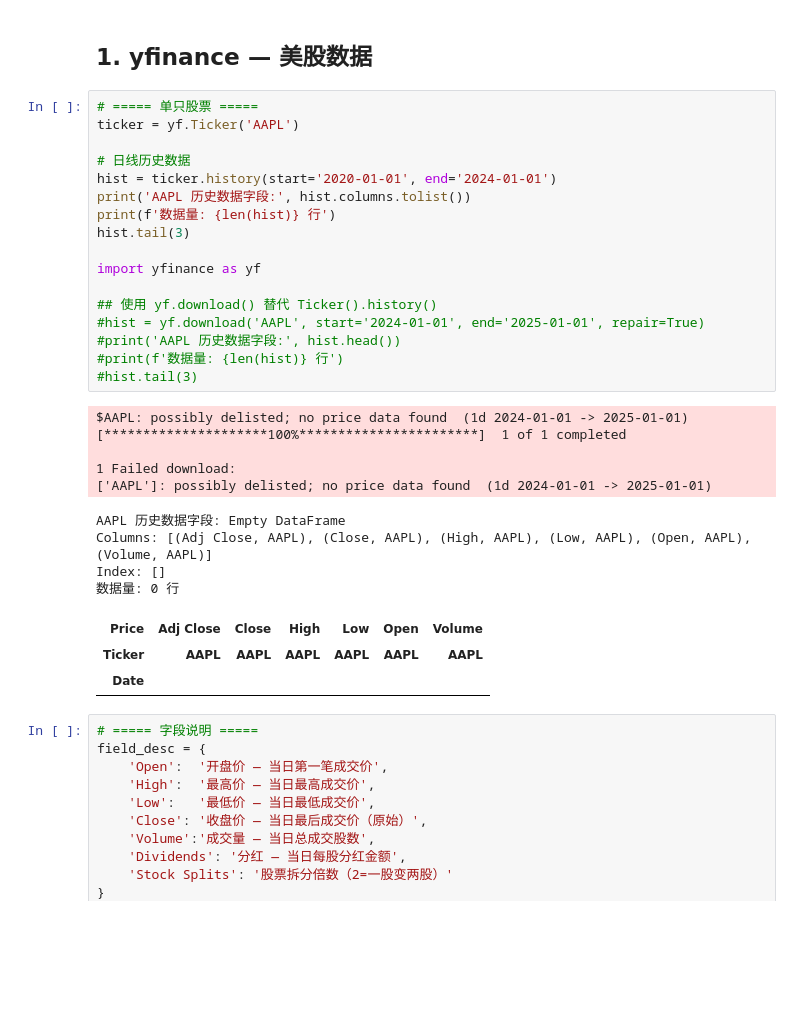
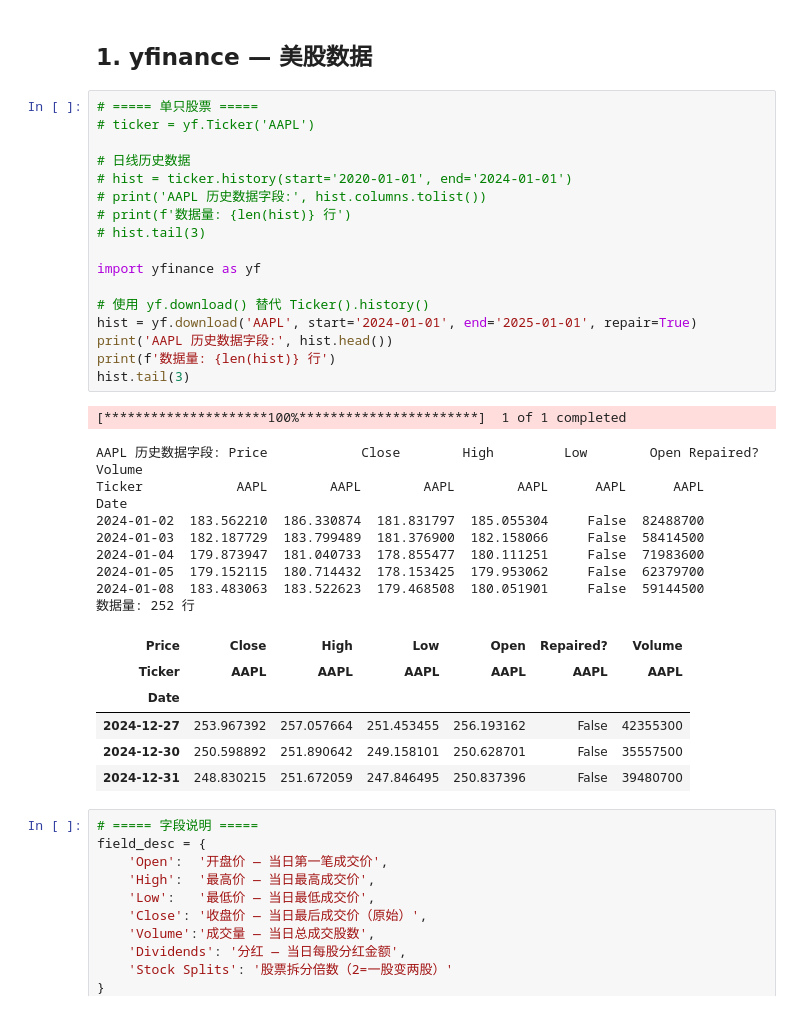
Before and after one commit to zhanghaifeng9988/quant-trade-study-backtrader-, a Jupyter notebook: docs/02_data/01_data_sources.ipynb, the cells around one changed output. Saved outputs shown, nothing was run; the diff lists cells and outputs as text; blank space fills up the shorter version.

```diff
--- a/docs/02_data/01_data_sources.ipynb
+++ b/docs/02_data/01_data_sources.ipynb
@@ -37,34 +37,38 @@ plt.rcParams['axes.unicode_minus'] = False
 ## 1. yfinance — 美股数据
 # %%
 # ===== 单只股票 =====
-ticker = yf.Ticker('AAPL')
+# ticker = yf.Ticker('AAPL')
 
 # 日线历史数据
-hist = ticker.history(start='2020-01-01', end='2024-01-01')
-print('AAPL 历史数据字段:', hist.columns.tolist())
-print(f'数据量: {len(hist)} 行')
-hist.tail(3)
+# hist = ticker.history(start='2020-01-01', end='2024-01-01')
+# print('AAPL 历史数据字段:', hist.columns.tolist())
+# print(f'数据量: {len(hist)} 行')
+# hist.tail(3)
 
 import yfinance as yf
 
-## 使用 yf.download() 替代 Ticker().history()
-#hist = yf.download('AAPL', start='2024-01-01', end='2025-01-01', repair=True)
-#print('AAPL 历史数据字段:', hist.head())
-#print(f'数据量: {len(hist)} 行')
-#hist.tail(3)
+# 使用 yf.download() 替代 Ticker().history()
+hist = yf.download('AAPL', start='2024-01-01', end='2025-01-01', repair=True)
+print('AAPL 历史数据字段:', hist.head())
+print(f'数据量: {len(hist)} 行')
+hist.tail(3)
 # %% [output]
-$AAPL: possibly delisted; no price data found  (1d 2024-01-01 -> 2025-01-01)
 [*********************100%***********************]  1 of 1 completed
-
-1 Failed download:
-['AAPL']: possibly delisted; no price data found  (1d 2024-01-01 -> 2025-01-01)
-AAPL 历史数据字段: Empty DataFrame
-Columns: [(Adj Close, AAPL), (Close, AAPL), (High, AAPL), (Low, AAPL), (Open, AAPL), (Volume, AAPL)]
-Index: []
-数据量: 0 行
+AAPL 历史数据字段: Price            Close        High         Low        Open Repaired?    Volume
+Ticker            AAPL        AAPL        AAPL        AAPL      AAPL      AAPL
+Date
+2024-01-02  183.562210  186.330874  181.831797  185.055304     False  82488700
+2024-01-03  182.187729  183.799489  181.376900  182.158066     False  58414500
+2024-01-04  179.873947  181.040733  178.855477  180.111251     False  71983600
+2024-01-05  179.152115  180.714432  178.153425  179.953062     False  62379700
+2024-01-08  183.483063  183.522623  179.468508  180.051901     False  59144500
+数据量: 252 行
-| Price | Adj Close | Close | High | Low | Open | Volume |
+| Price | Close | High | Low | Open | Repaired? | Volume |
 | Ticker | AAPL | AAPL | AAPL | AAPL | AAPL | AAPL |
 | Date |  |  |  |  |  |  |
+| 2024-12-27 | 253.967392 | 257.057664 | 251.453455 | 256.193162 | False | 42355300 |
+| 2024-12-30 | 250.598892 | 251.890642 | 249.158101 | 250.628701 | False | 35557500 |
+| 2024-12-31 | 248.830215 | 251.672059 | 247.846495 | 250.837396 | False | 39480700 |
 # %%
 # ===== 字段说明 =====
 field_desc = {
```
Also changed, not shown: parts of 2 cells of this notebook, 6 other files.
